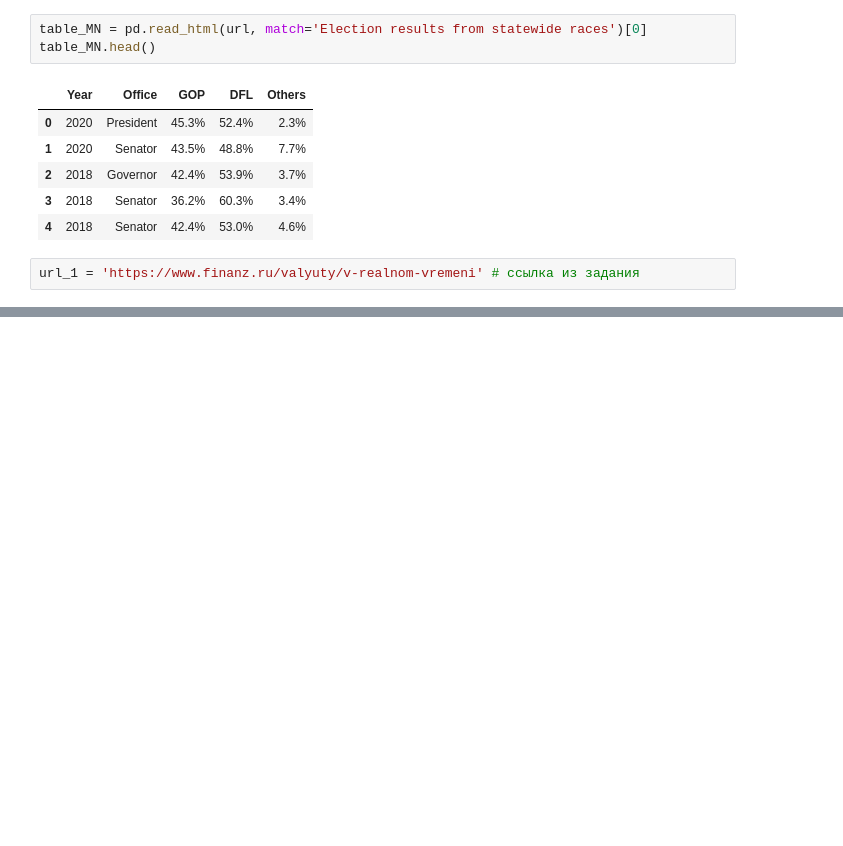
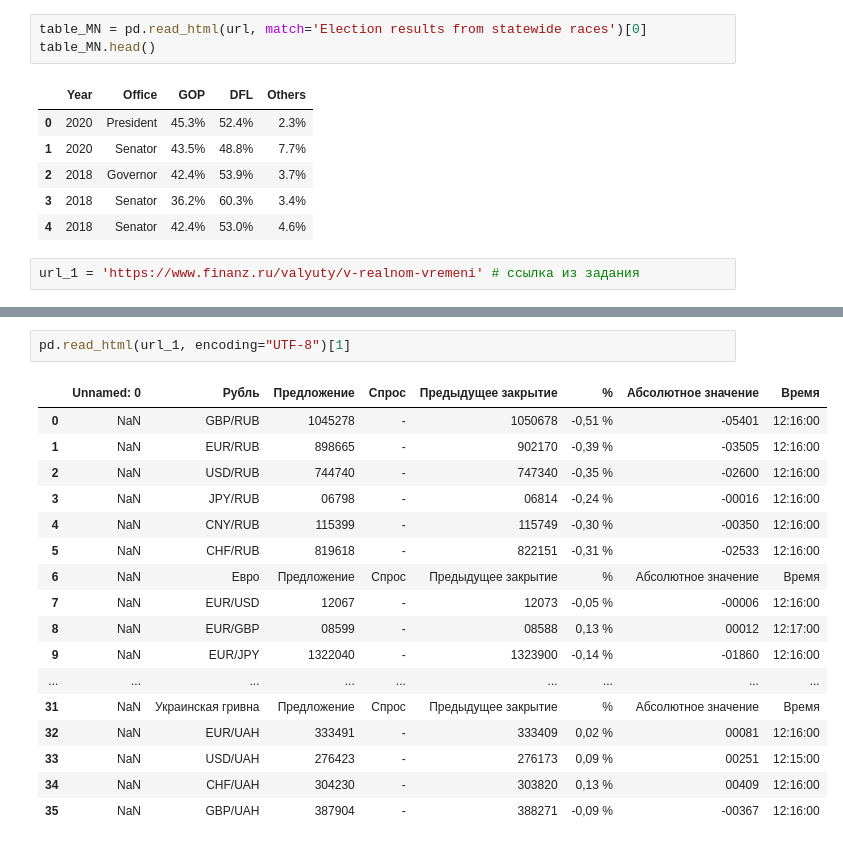
Before and after one commit to dimahl/Netology-dsu-5, a Jupyter notebook: DZ_10_pandas_KhlupinD.ipynb, the cells around one changed output, grey strips where cells are left out. Saved outputs shown, nothing was run; the diff lists cells and outputs as text; blank space fills up the shorter version.

```diff
--- a/DZ_10_pandas_KhlupinD.ipynb
+++ b/DZ_10_pandas_KhlupinD.ipynb
@@ -181,0 +182,20 @@ table_rub
+# %%
+pd.read_html(url_1, encoding="UTF-8")[1]
+# %% [output]
+|  | Unnamed: 0 | Рубль | Предложение | Спрос | Предыдущее закрытие | % | Абсолютное значение | Время |
+| 0 | NaN | GBP/RUB | 1045278 | - | 1050678 | -0,51 % | -05401 | 12:16:00 |
+| 1 | NaN | EUR/RUB | 898665 | - | 902170 | -0,39 % | -03505 | 12:16:00 |
+| 2 | NaN | USD/RUB | 744740 | - | 747340 | -0,35 % | -02600 | 12:16:00 |
+| 3 | NaN | JPY/RUB | 06798 | - | 06814 | -0,24 % | -00016 | 12:16:00 |
+| 4 | NaN | CNY/RUB | 115399 | - | 115749 | -0,30 % | -00350 | 12:16:00 |
+| 5 | NaN | CHF/RUB | 819618 | - | 822151 | -0,31 % | -02533 | 12:16:00 |
+| 6 | NaN | Евро | Предложение | Спрос | Предыдущее закрытие | % | Абсолютное значение | Время |
+| 7 | NaN | EUR/USD | 12067 | - | 12073 | -0,05 % | -00006 | 12:16:00 |
+| 8 | NaN | EUR/GBP | 08599 | - | 08588 | 0,13 % | 00012 | 12:17:00 |
+| 9 | NaN | EUR/JPY | 1322040 | - | 1323900 | -0,14 % | -01860 | 12:16:00 |
+| ... | ... | ... | ... | ... | ... | ... | ... | ... |
+| 31 | NaN | Украинская гривна | Предложение | Спрос | Предыдущее закрытие | % | Абсолютное значение | Время |
+| 32 | NaN | EUR/UAH | 333491 | - | 333409 | 0,02 % | 00081 | 12:16:00 |
+| 33 | NaN | USD/UAH | 276423 | - | 276173 | 0,09 % | 00251 | 12:15:00 |
+| 34 | NaN | CHF/UAH | 304230 | - | 303820 | 0,13 % | 00409 | 12:16:00 |
+| 35 | NaN | GBP/UAH | 387904 | - | 388271 | -0,09 % | -00367 | 12:16:00 |
```
Also changed, not shown: parts of 1 cell of this notebook, 1 other file.
